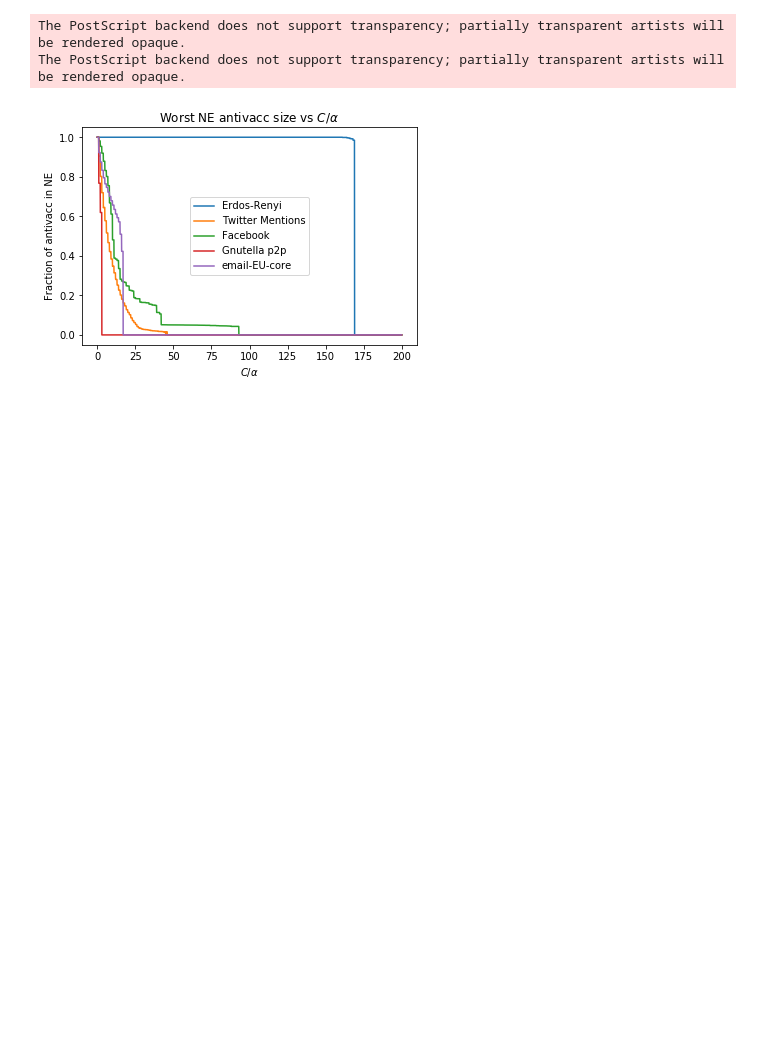
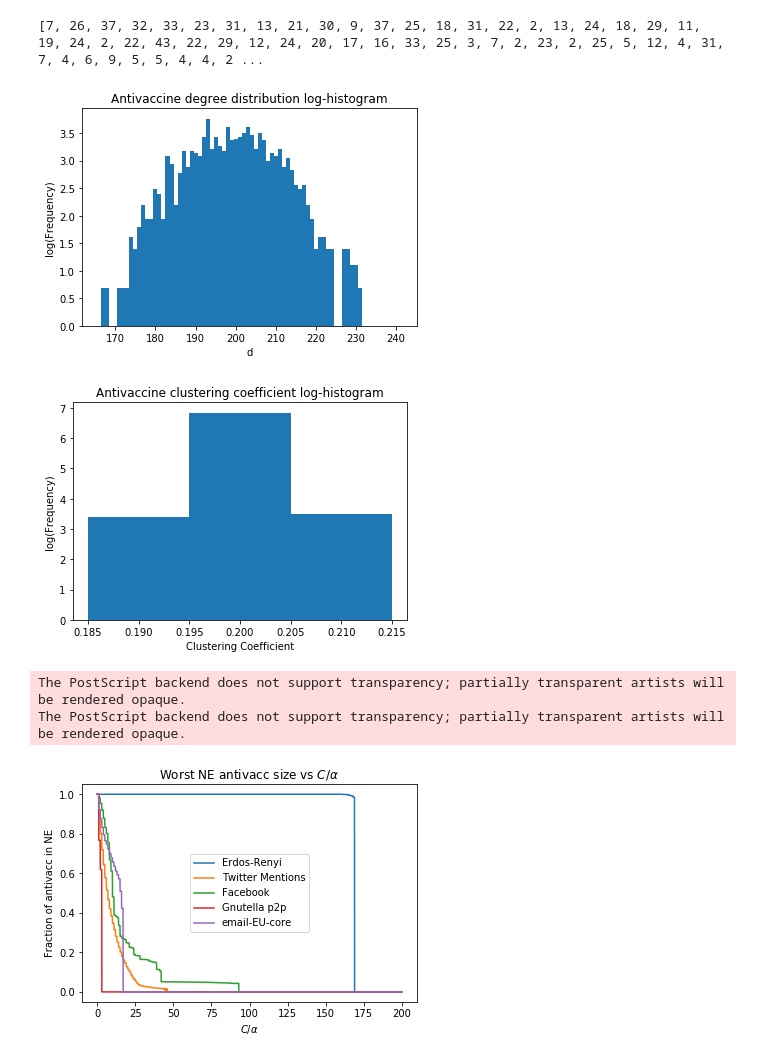
Before and after one commit to ahsantarique/Antivaccine-Sentiment, a Jupyter notebook: Src/threshold_diffusion.ipynb, the cells around one changed output. Drawn from its saved outputs; the diff is of its cells as text; code cells hidden in the pictures; blank space fills up the shorter version.

```diff
--- a/Src/threshold_diffusion.ipynb
+++ b/Src/threshold_diffusion.ipynb
@@ -92,6 +92,26 @@ def get_S0(alpha, C, graph):
 # S_T = threshold_process(S0= S0, theta = theta, graph = g, verbose=True)
 
 # len(S_T)
+# %%
+def compare_degree(s1):
+    a = [i[1] for i in s1.degree()]
+    a2 = collections.Counter(a)
+    a2v = list(a2.values())
+    print(a2v)
+    plt.bar(a2.keys(), np.log(a2v), width = 1)
+    plt.xlabel("d"); plt.ylabel("log(Frequency)")
+    plt.title("Antivaccine degree distribution log-histogram")
+    plt.savefig("deg_mentions_before.eps"); plt.show()
+
+
+def compare_cc(s1):
+    a = [round(i,2) for i in nx.clustering(s1).values()]   #Round to 0.01,0.02,etc.
+    a2 = collections.Counter(a)
+    a2v = list(a2.values())
+    plt.bar(a2.keys(), np.log(a2v),width=0.01)
+    plt.xlabel("Clustering Coefficient"); plt.ylabel("log(Frequency)")
+    plt.title("Antivaccine clustering coefficient log-histogram")
+    plt.savefig("cc_mentions_before.eps"); plt.show()
 # %%
 '''Load Graph'''
 ############# params of graph ############################
@@ -177,3 +193,14 @@ legend = ['Erdos-Renyi', 'Twitter Mentions', 'Facebook', 'Gnutella p2p', 'email-
+# %%
+import collections
+
+v10 = set(g).difference(S_T)
+heh1 = g.subgraph(v10)
+compare_degree(heh1)
+compare_cc(heh1)
+# %% [output]
+[7, 26, 37, 32, 33, 23, 31, 13, 21, 30, 9, 37, 25, 18, 31, 22, 2, 13, 24, 18, 29, 11, 19, 24, 2, 22, 43, 22, 29, 12, 24, 20, 17, 16, 33, 25, 3, 7, 2, 23, 2, 25, 5, 12, 4, 31, 7, 4, 6, 9, 5, 5, 4, 4, 2 ...
+[figure, added]
+[figure, added]
 # %%
 for w in wne:
     plt.plot(c, np.array(w)/w[0])
```
Also changed, not shown: parts of 8 cells of this notebook, 14 other files.
